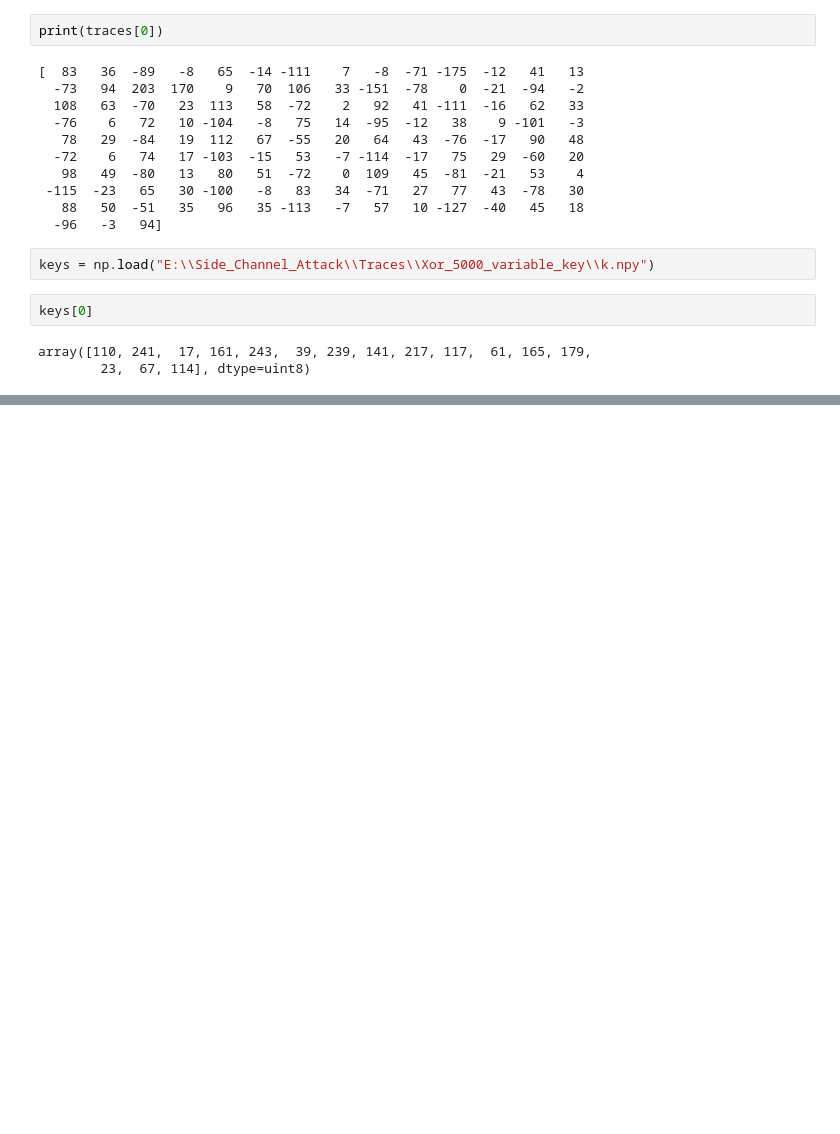
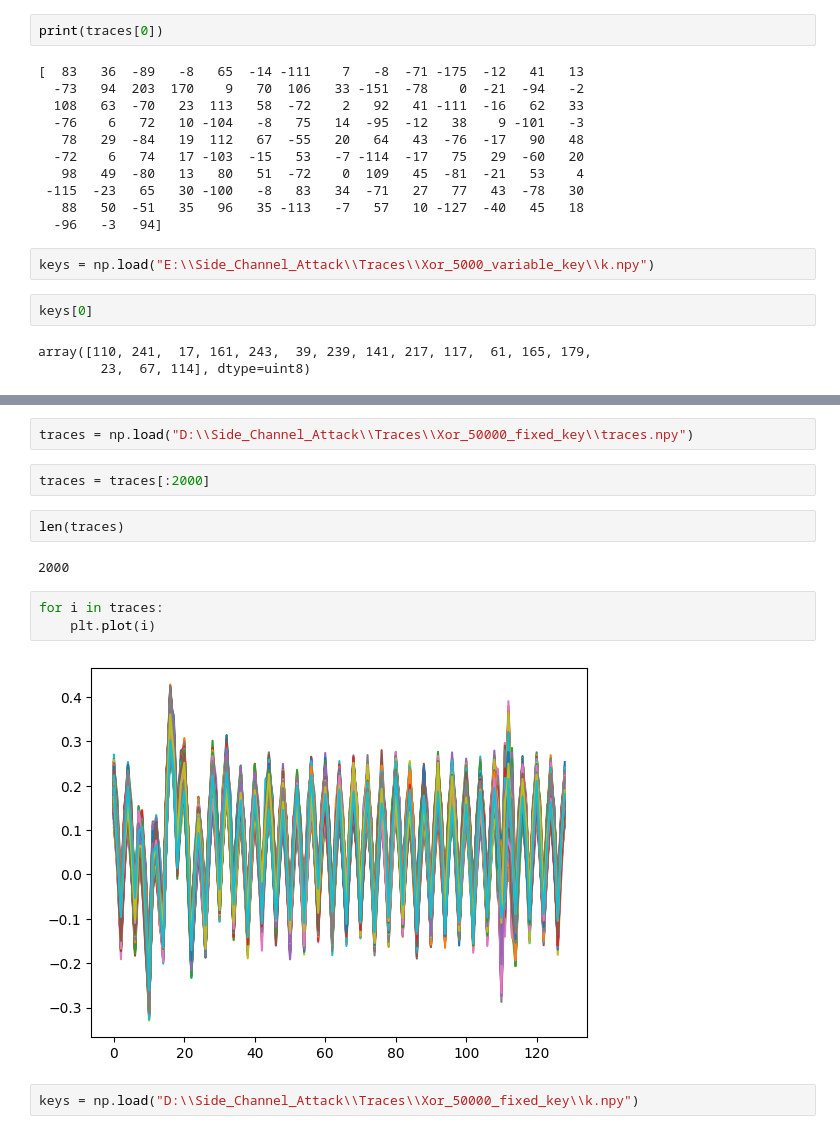
Before and after one commit to Re1own/Side_Channel_Attack, a Jupyter notebook: Power Analysis Attack/Belief_Propagation_Attack/Untitled1.ipynb, the cells around one changed output, grey strips where cells are left out. Drawn from its saved outputs; the diff is of its cells as text; blank space fills up the shorter version.

```diff
--- a/Power Analysis Attack/Belief_Propagation_Attack/Untitled1.ipynb
+++ b/Power Analysis Attack/Belief_Propagation_Attack/Untitled1.ipynb
@@ -121,0 +391,15 @@ array([110, 241,  17, 161, 243,  39, 239, 141, 217, 117,  61, 165, 179,
+# %%
+traces = np.load("D:\\Side_Channel_Attack\\Traces\\Xor_50000_fixed_key\\traces.npy")
+# %%
+traces = traces[:2000]
+# %%
+len(traces)
+# %% [output]
+2000
+# %%
+for i in traces:
+    plt.plot(i)
+# %% [output]
+[figure, added]
+# %%
+keys = np.load("D:\\Side_Channel_Attack\\Traces\\Xor_50000_fixed_key\\k.npy")
```
Also changed, not shown: parts of 25 cells of this notebook, 8 other files.
